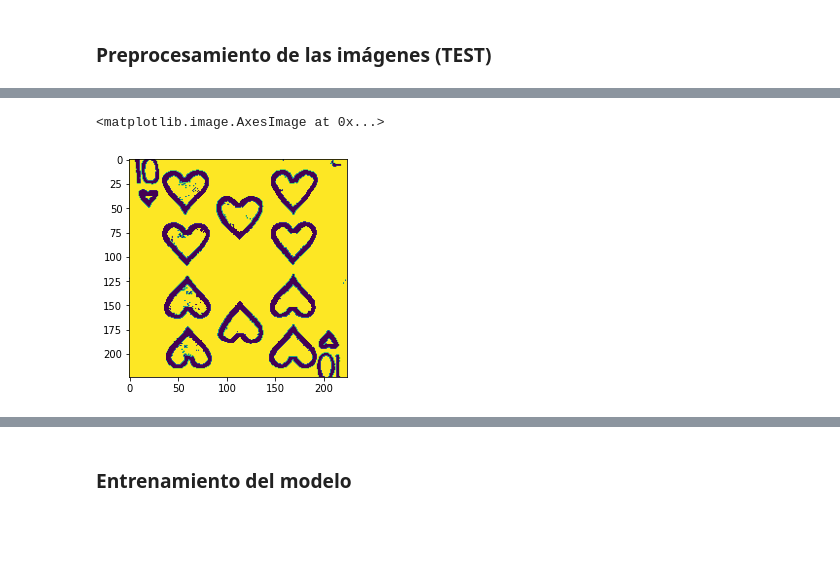
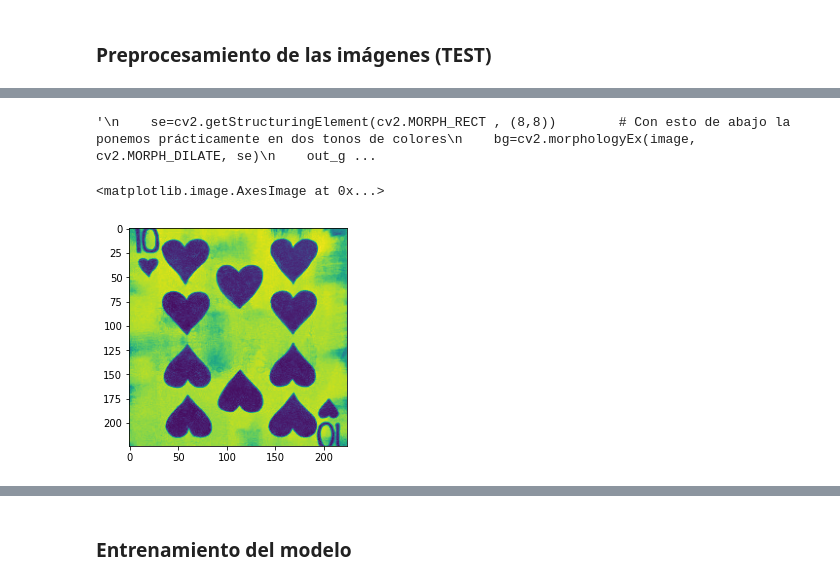
Before and after one commit to cynthiatcelorio/ML_Clustering, a Jupyter notebook: cynthia.ipynb, the cells around one changed output, grey strips where cells are left out. Drawn from its saved outputs; the diff is of its cells as text; code cells hidden in the pictures; blank space fills up the shorter version.

```diff
--- a/cynthia.ipynb
+++ b/cynthia.ipynb
@@ -220,7 +231,7 @@ def  maintain_aspect_ratio_resize(image,  width=None,  height=None,  inter=cv2.I
           return cv2.resize(image, dim,  interpolation=inter)
 
 
-template = cv2.imread('/content/ML_Clustering_Data/numeros/8888.jpg')
+template = cv2.imread('/content/ML_Clustering_Data/numeros/num4.jpg')
 template = cv2.cvtColor(template, cv2.COLOR_BGR2GRAY)
 template = cv2.Canny(template,  50,  200)
 (tH, tW)  = template.shape[:2]
@@ -460,43 +466,36 @@ test_img_num = natsorted(test_img_num)
 # %%
 from google.colab.patches import cv2_imshow
 images_entrenamiento_test = []
+imagen_normalizada_test = []
 cropped_test = []
 for imagePath in imagePaths:
-    image = cv2.imread(imagePath)
-    #gray = cv2.cvtColor(image, cv2.COLOR_BGR2GRAY)
-    resized = cv2.resize(image, (224, 224))
-    image=cv2.cvtColor(resized,cv2.COLOR_BGR2GRAY)
+    image = cv2.imread(imagePath)                               # leemos la imagen
+    resized = cv2.resize(image, (224, 224))                     # le ponemos tamaño 224x224 para tenerlas toda iguales
+    image=cv2.cvtColor(resized,cv2.COLOR_BGR2GRAY)              # la ponemos en grises
 
+    norm_img = np.zeros((300, 300))                             # normalizamos la imagen
+    norm_img = cv2.normalize(image, norm_img, 0, 255, cv2.NORM_MINMAX)
+    imagen_normalizada_test.append(norm_img)
+    cropped_test.append(norm_img[30:100, 0:90])                    # Añadimos la imagen recortada a la lista cropped
 
-
-    se=cv2.getStructuringElement(cv2.MORPH_RECT , (8,8))
+'''
+    se=cv2.getStructuringElement(cv2.MORPH_RECT , (8,8))        # Con esto de abajo la ponemos prácticamente en dos tonos de colores
     bg=cv2.morphologyEx(image, cv2.MORPH_DILATE, se)
     out_gray=cv2.divide(image, bg, scale=255)
     out_binary=cv2.threshold(out_gray, 0, 255, cv2.THRESH_OTSU )[1]
-
-
-    #from skimage import feature
-    #edge = feature.canny(out_binary)
-
-
-
-
-
-
-
-
-
-
-    images_entrenamiento_test.append(out_binary)
-    cropped_test.append(out_binary[10:100, 0:90])
+    images_entrenamiento_test.append(out_binary)                     # Añadimos la imagen procesada a la lista
+    #cropped.append(out_binary[30:100, 0:90])                    # Añadimos la imagen recortada a la lista cropped
+'''
+# %% [output]
+'\n    se=cv2.getStructuringElement(cv2.MORPH_RECT , (8,8))        # Con esto de abajo la ponemos prácticamente en dos tonos de colores\n    bg=cv2.morphologyEx(image, cv2.MORPH_DILATE, se)\n    out_g ...
 # %%
 from skimage import io
 #io.imshow(images_entrenamiento[555])
 
-plt.imshow(images_entrenamiento_test[22])
+plt.imshow(imagen_normalizada_test[22])
 # %% [output]
 <matplotlib.image.AxesImage at 0x...>
-[figure, old version]
+[figure, new version]
 # %%
 #io.imshow(cropped[555])
 
```
Also changed, not shown: parts of 10 cells of this notebook.
